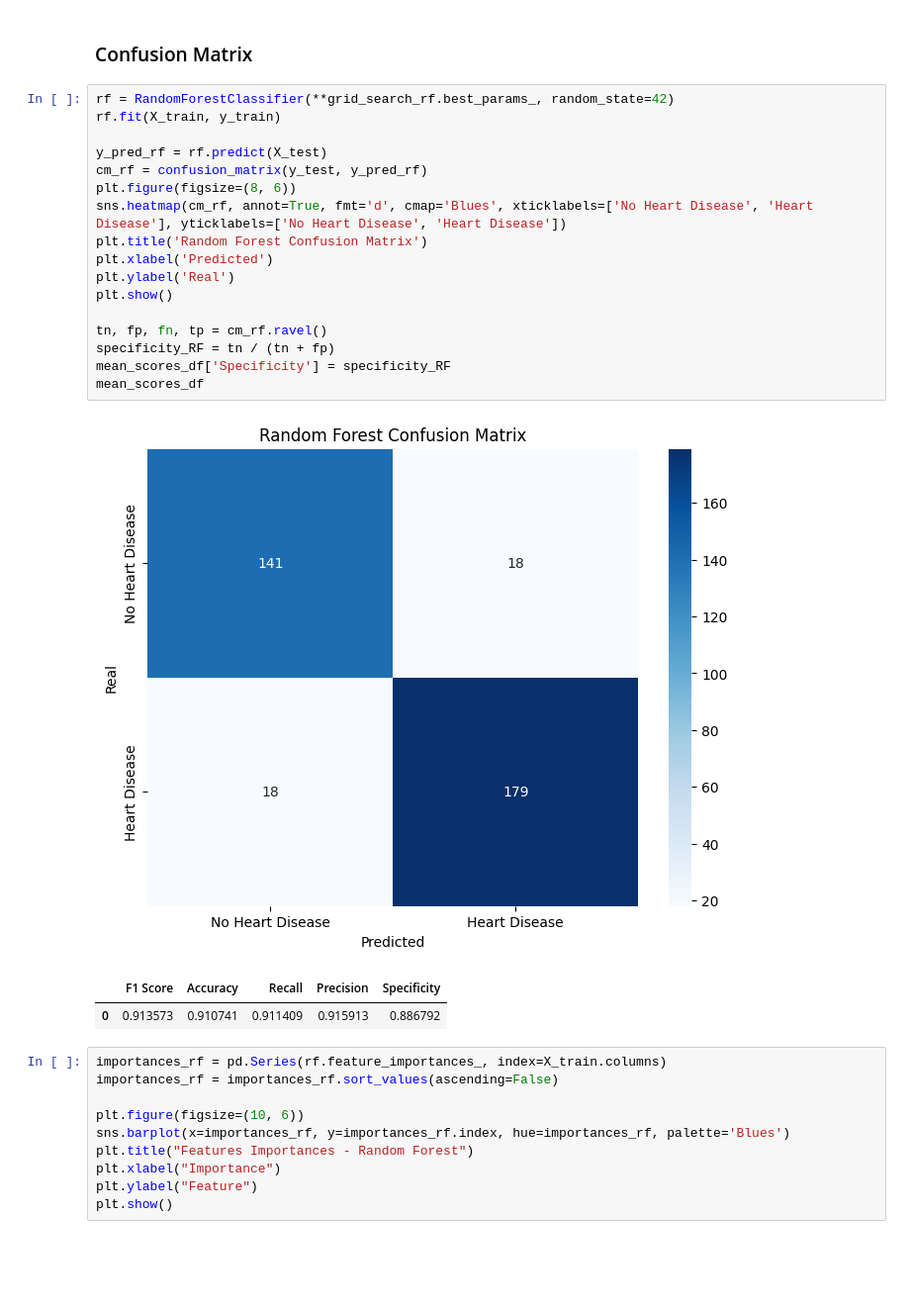
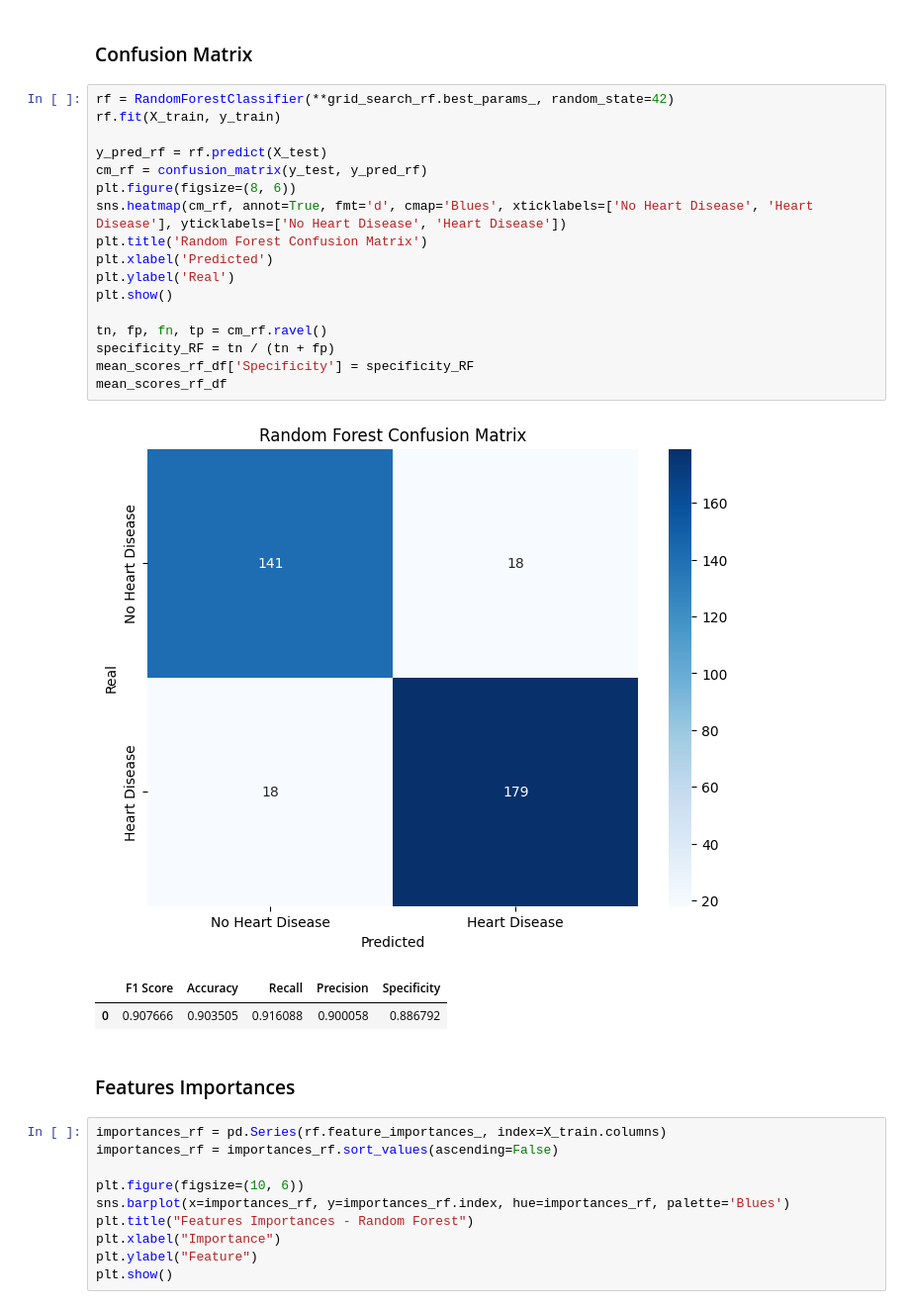
Before and after one commit to Carlos3du/PrognosisIschemicCardiovascular, a Jupyter notebook: notebook/notebook.ipynb, the cells around one changed output. Shown at 99% size. Cells and saved outputs as stored; diff of their text form; blank space fills up the shorter version.

```diff
--- a/notebook/notebook.ipynb
+++ b/notebook/notebook.ipynb
@@ -333,24 +331,26 @@ mean_scores_rf_df
 # %%
 rf = RandomForestClassifier(**grid_search_rf.best_params_, random_state=42)
 rf.fit(X_train, y_train)
 
 y_pred_rf = rf.predict(X_test)
 cm_rf = confusion_matrix(y_test, y_pred_rf)
 plt.figure(figsize=(8, 6))
 sns.heatmap(cm_rf, annot=True, fmt='d', cmap='Blues', xticklabels=['No Heart Disease', 'Heart Disease'], yticklabels=['No Heart Disease', 'Heart Disease'])
 plt.title('Random Forest Confusion Matrix')
 plt.xlabel('Predicted')
 plt.ylabel('Real')
 plt.show()
 
 tn, fp, fn, tp = cm_rf.ravel()
 specificity_RF = tn / (tn + fp)
-mean_scores_df['Specificity'] = specificity_RF
-mean_scores_df
+mean_scores_rf_df['Specificity'] = specificity_RF
+mean_scores_rf_df
 # %% [output]
 [figure]
 |  | F1 Score | Accuracy | Recall | Precision | Specificity |
-| 0 | 0.913573 | 0.910741 | 0.911409 | 0.915913 | 0.886792 |
+| 0 | 0.907666 | 0.903505 | 0.916088 | 0.900058 | 0.886792 |
+# %% [markdown]
+### Features Importances
 # %%
 importances_rf = pd.Series(rf.feature_importances_, index=X_train.columns)
 importances_rf = importances_rf.sort_values(ascending=False)
```
Also changed, not shown: parts of 23 cells of this notebook.
